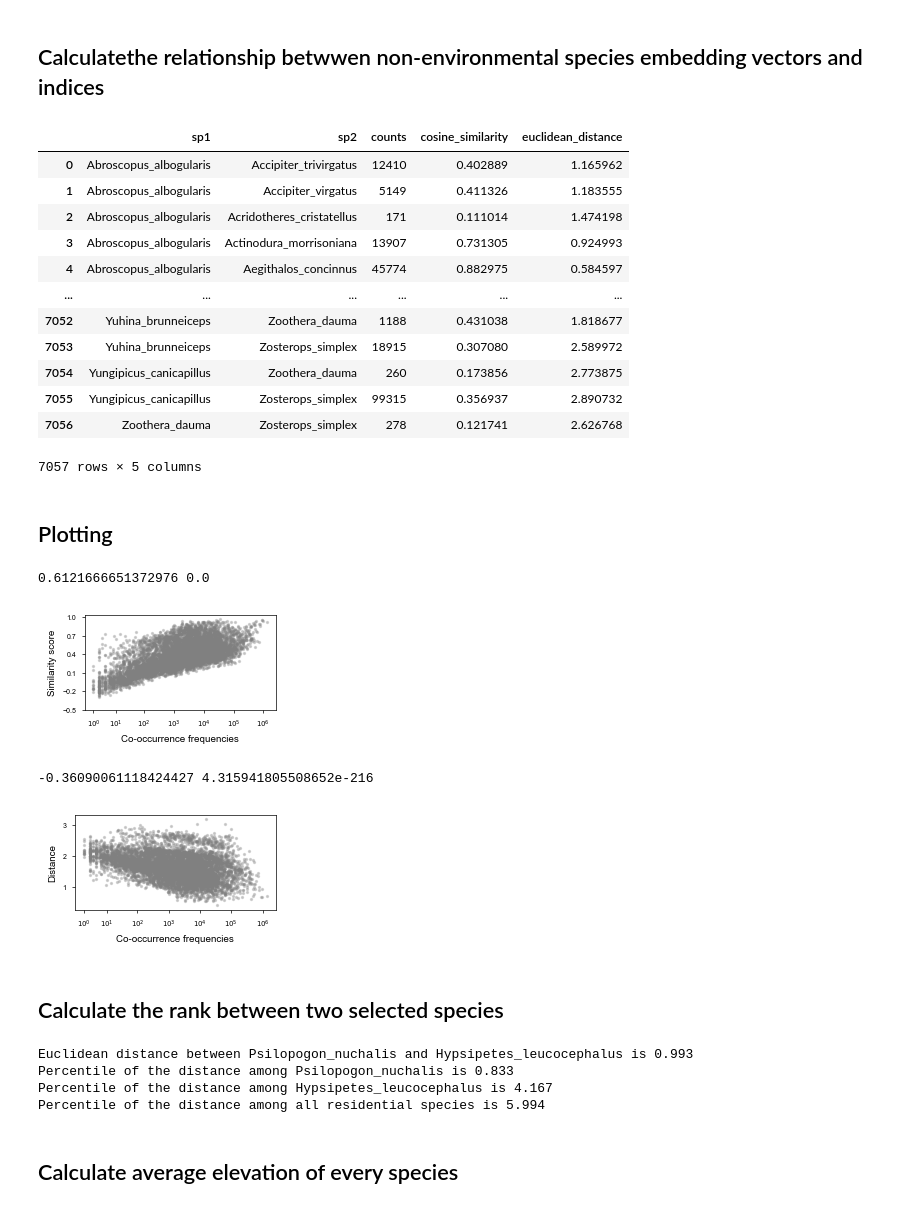
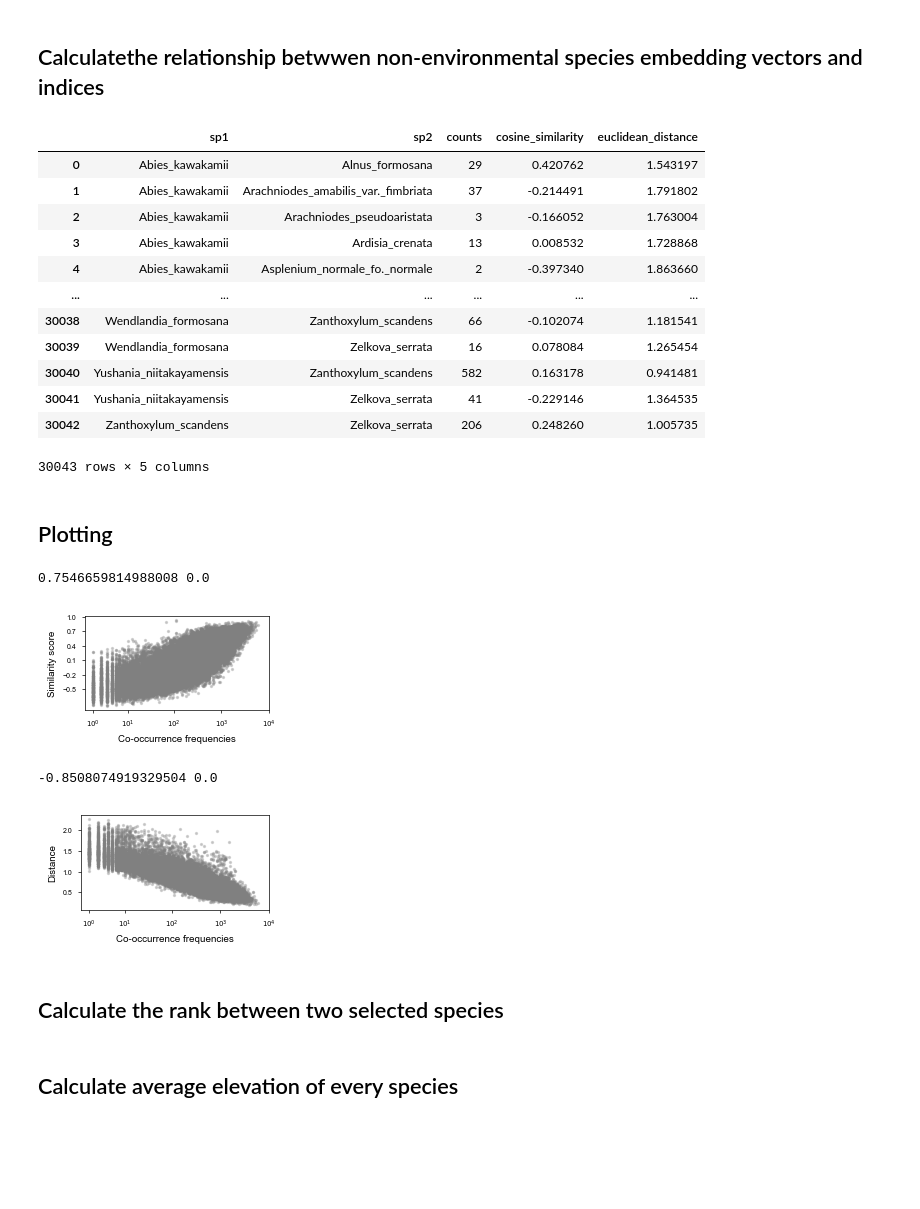
Before and after one commit to KLKua/DeepSDM, a Jupyter notebook: Fig2_embedding.ipynb, the cells around one changed output. Cells and saved outputs as stored; diff of their text form; code cells hidden in the pictures; blank space fills up the shorter version.

```diff
--- a/Fig2_embedding.ipynb
+++ b/Fig2_embedding.ipynb
@@ -29,8 +29,8 @@ import umap.umap_ as umap
 set_mpl_defaults()
 # %%
 # Define identifiers used for referencing paths in PlotUtlis.
-run_id = '144fa175d5d1428cb9b434cd1a0024f8'
-exp_id = '625518819310735286'
+run_id = 'f6a76e871ce645dfacd7701ed5ad564f'
+exp_id = '514555744033707035'
 # %%
 # Instantiate the PlotUtlis class with run and exp IDs.
 # This object manages file paths, data loading, and convenient methods for analysis.
@@ -44,7 +44,7 @@ create_folder(PU.plot_path_embedding_dimension_reduction)
 ## Calculatethe relationship betwwen non-environmental species embedding vectors and indices
 # %%
 # Retrieve and filter co-occurrence counts for species in the training list.
-species_list_exclude = ['Tyto_longimembris', 'Synoicus_chinensis', 'Turnix_sylvaticus', 'Ketupa_flavipes']
+species_list_exclude = ['']
 species_list = set(PU.species_list_train) - set(species_list_exclude)
 coocc_counts = PU.set_cooccurrence_counts(species_list = species_list)
 # %%
@@ -88,49 +88,49 @@ coocc_counts['euclidean_distance'] = euclidean_dist_list
 coocc_counts
 # %% [output]
 |  | sp1 | sp2 | counts | cosine_similarity | euclidean_distance |
-| 0 | Abroscopus_albogularis | Accipiter_trivirgatus | 12410 | 0.402889 | 1.165962 |
-| 1 | Abroscopus_albogularis | Accipiter_virgatus | 5149 | 0.411326 | 1.183555 |
-| 2 | Abroscopus_albogularis | Acridotheres_cristatellus | 171 | 0.111014 | 1.474198 |
-| 3 | Abroscopus_albogularis | Actinodura_morrisoniana | 13907 | 0.731305 | 0.924993 |
-| 4 | Abroscopus_albogularis | Aegithalos_concinnus | 45774 | 0.882975 | 0.584597 |
+| 0 | Abies_kawakamii | Alnus_formosana | 29 | 0.420762 | 1.543197 |
+| 1 | Abies_kawakamii | Arachniodes_amabilis_var._fimbriata | 37 | -0.214491 | 1.791802 |
+| 2 | Abies_kawakamii | Arachniodes_pseudoaristata | 3 | -0.166052 | 1.763004 |
+| 3 | Abies_kawakamii | Ardisia_crenata | 13 | 0.008532 | 1.728868 |
+| 4 | Abies_kawakamii | Asplenium_normale_fo._normale | 2 | -0.397340 | 1.863660 |
 | ... | ... | ... | ... | ... | ... |
-| 7052 | Yuhina_brunneiceps | Zoothera_dauma | 1188 | 0.431038 | 1.818677 |
-| 7053 | Yuhina_brunneiceps | Zosterops_simplex | 18915 | 0.307080 | 2.589972 |
-| 7054 | Yungipicus_canicapillus | Zoothera_dauma | 260 | 0.173856 | 2.773875 |
-| 7055 | Yungipicus_canicapillus | Zosterops_simplex | 99315 | 0.356937 | 2.890732 |
-| 7056 | Zoothera_dauma | Zosterops_simplex | 278 | 0.121741 | 2.626768 |
+| 30038 | Wendlandia_formosana | Zanthoxylum_scandens | 66 | -0.102074 | 1.181541 |
+| 30039 | Wendlandia_formosana | Zelkova_serrata | 16 | 0.078084 | 1.265454 |
+| 30040 | Yushania_niitakayamensis | Zanthoxylum_scandens | 582 | 0.163178 | 0.941481 |
+| 30041 | Yushania_niitakayamensis | Zelkova_serrata | 41 | -0.229146 | 1.364535 |
+| 30042 | Zanthoxylum_scandens | Zelkova_serrata | 206 | 0.248260 | 1.005735 |
-7057 rows × 5 columns
+30043 rows × 5 columns
 # %% [markdown]
 ## Plotting
 # %%
 # Calculate the Spearman correlation between co-occurrence counts and cosine similarity
 rho, p = scipy.stats.spearmanr(coocc_counts.counts, coocc_counts.cosine_similarity)
 print(rho, p)
 
 # Create a scatter plot showing how similarity changes with co-occurrence counts.
 fig, ax = plt.subplots(figsize = mm2inch(60, 35), constrained_layout = True)
 ax.scatter(
     x = np.log10(coocc_counts.counts + 1),
     y = coocc_counts.cosine_similarity,
     alpha = 0.3,
     color = 'grey',
     s = 2
 )
 ax.set_ylabel('Similarity score')
 ax.set_xlabel('Co-occurrence frequencies')
 
 # Configure x-axis ticks to be powers of 10.
-ticks = [1, 10, 100, 1000, 10000, 100000, 1000000]
+ticks = [1, 10, 100, 1000, 10000]
 ax.set_xticks(np.log10(np.array(ticks) + 1))
 ax.xaxis.set_major_formatter(ticker.FuncFormatter(lambda x, _: f"$10^{{{int(x)}}}$"))
 ax.set_yticks([-0.5, -0.2, 0.1, 0.4, 0.7, 1.0])
 
 # Save figure to the specified path
 plot_output = os.path.join(PU.plot_path_embedding_correlation, 'scatter_cosinesimilarity.pdf')
 fig.savefig(plot_output, dpi = 500, transparent = True)
 # %% [output]
-0.6121666651372976 0.0
+0.7546659814988008 0.0
-[figure, old version]
+[figure, new version]
 # %%
 # Calculate the Spearman correlation between co-occurrence counts and Euclidean distance
 rho, p = scipy.stats.spearmanr(coocc_counts.counts, coocc_counts.euclidean_distance)
@@ -149,7 +149,7 @@ ax.set_ylabel('Distance')
 ax.set_xlabel('Co-occurrence frequencies')
 
 # Configure x-axis with powers of 10
-ticks = [1, 10, 100, 1000, 10000, 100000, 1000000]
+ticks = [1, 10, 100, 1000, 10000]
 ax.set_xticks(np.log10(np.array(ticks) + 1))
 ax.xaxis.set_major_formatter(ticker.FuncFormatter(lambda x, _: f"$10^{{{int(x)}}}$"))
 
@@ -157,8 +157,8 @@ ax.xaxis.set_major_formatter(ticker.FuncFormatter(lambda x, _: f"$10^{{{int(x)}}
 plot_output = os.path.join(PU.plot_path_embedding_correlation, 'scatter_euclideandistance.pdf')
 fig.savefig(plot_output, dpi=500, transparent=True)
 # %% [output]
--0.36090061118424427 4.315941805508652e-216
+-0.8508074919329504 0.0
-[figure, old version]
+[figure, new version]
 # %% [markdown]
 ## Calculate the rank between two selected species
 # %%
@@ -179,11 +179,6 @@ print(f'Euclidean distance between {sp1} and {sp2} is {coocc_counts_sp12.euclide
 print(f'Percentile of the distance among {sp1} is {percentile_in_sp1[0]:.3f}')
 print(f'Percentile of the distance among {sp2} is {percentile_in_sp2[0]:.3f}')
 print(f'Percentile of the distance among all residential species is {percentile_in_all[0]:.3f}')
-# %% [output]
-Euclidean distance between Psilopogon_nuchalis and Hypsipetes_leucocephalus is 0.993
-Percentile of the distance among Psilopogon_nuchalis is 0.833
-Percentile of the distance among Hypsipetes_leucocephalus is 4.167
-Percentile of the distance among all residential species is 5.994
 # %% [markdown]
 ## Calculate average elevation of every species
 # %%
```
Also changed, not shown: parts of 2 cells of this notebook, 2 other files.
